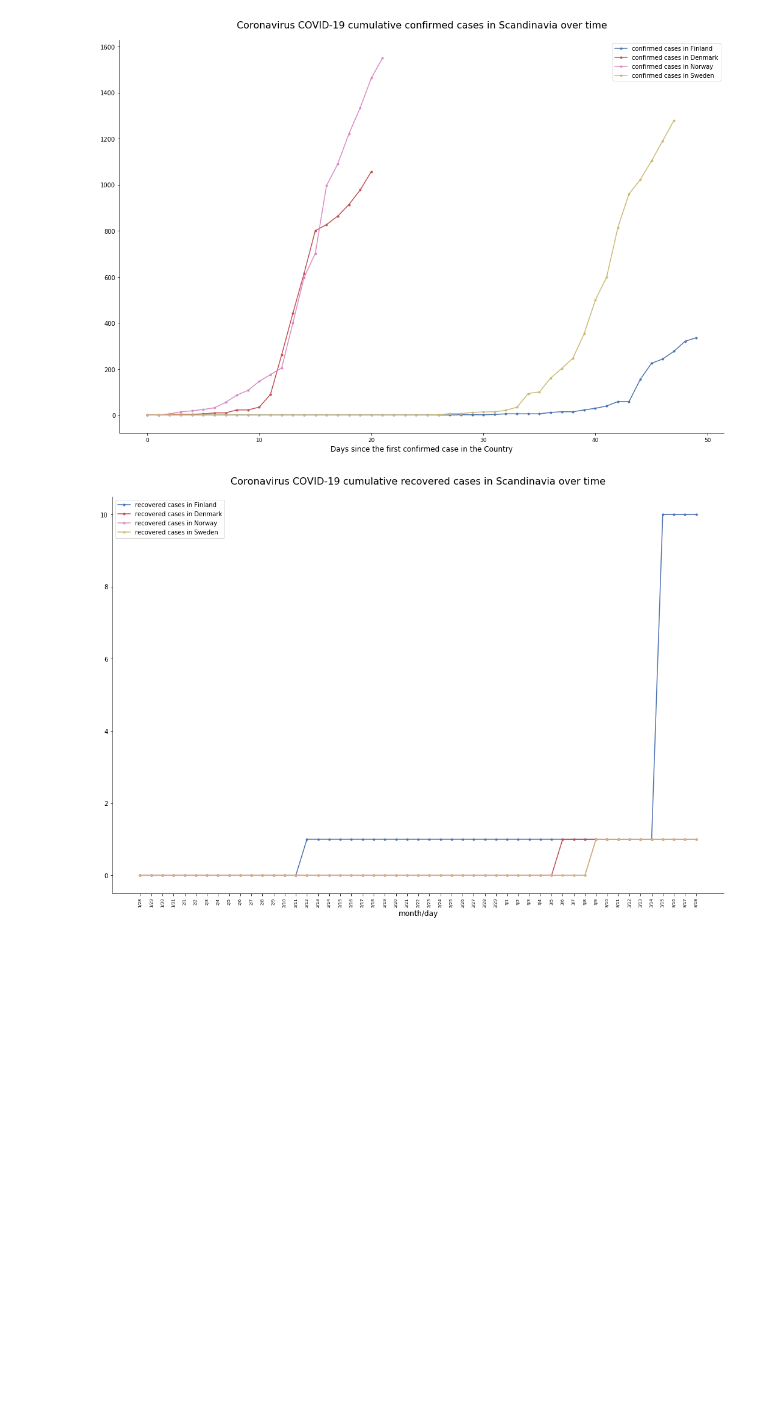
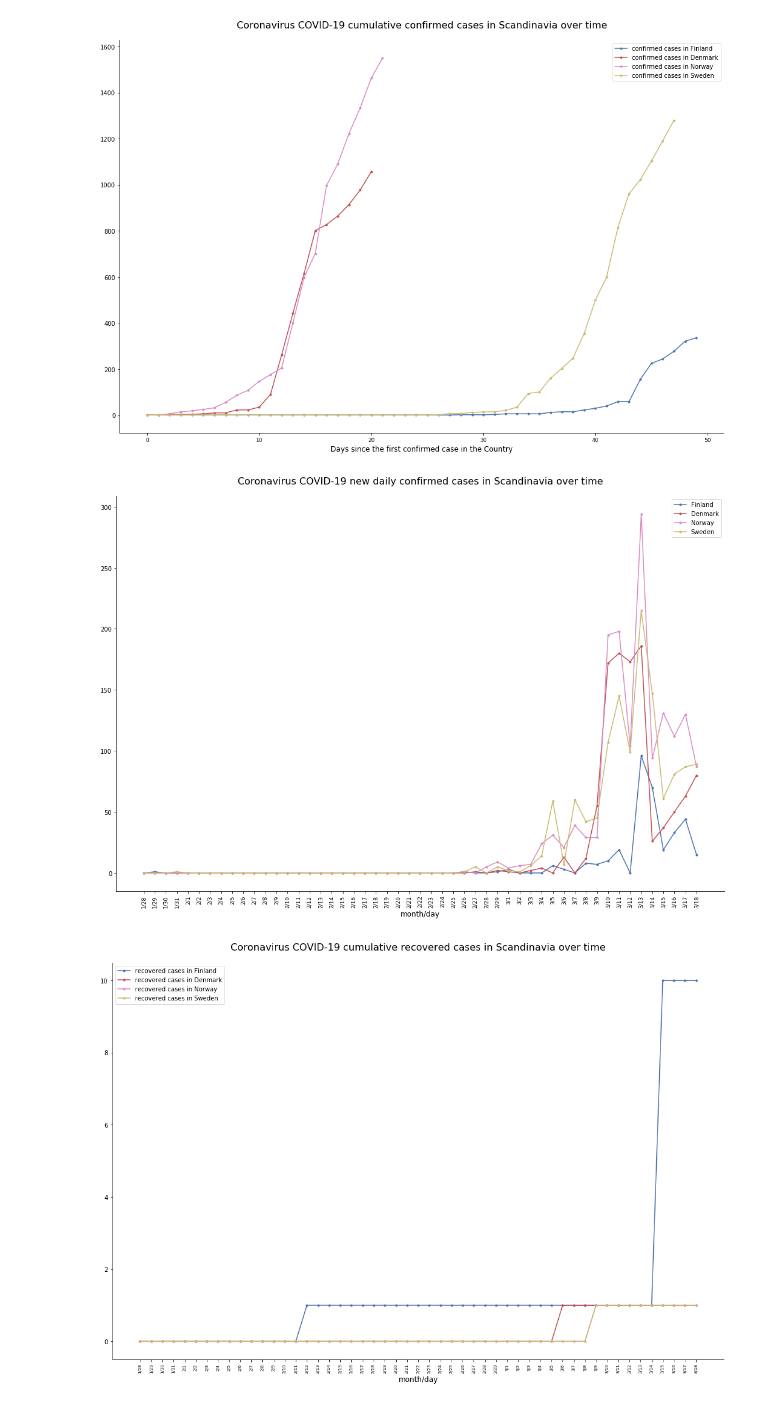
Before and after one commit to BerniHacker/Coronavirus, a Jupyter notebook: Coronavirus_Finland.ipynb, the cells around one changed output. Drawn from its saved outputs; the diff is of its cells as text; code cells hidden in the pictures; blank space fills up the shorter version.

Commit message:
daily cases in Scandinavia plot added

```diff
--- a/Coronavirus_Finland.ipynb
+++ b/Coronavirus_Finland.ipynb
@@ -314,9 +314,15 @@ Those directory shall be located under the directory containing this notebook.
 # %%
 # Loading the data files into pandas dataframes
 # Loading the world time series
-world_confirmed = pd.read_csv('JHU_COVID-19/COVID-19/csse_covid_19_data/csse_covid_19_time_series/time_series_19-covid-Confirmed.csv')
-world_recovered = pd.read_csv('JHU_COVID-19/COVID-19/csse_covid_19_data/csse_covid_19_time_series/time_series_19-covid-Recovered.csv')
-world_deceased = pd.read_csv('JHU_COVID-19/COVID-19/csse_covid_19_data/csse_covid_19_time_series/time_series_19-covid-Deaths.csv')
+world_confirmed = pd.read_csv('JHU_COVID-19/COVID-19/csse_covid_19_data/'
+                              'csse_covid_19_time_series/'
+                              'time_series_19-covid-Confirmed.csv')
+world_recovered = pd.read_csv('JHU_COVID-19/COVID-19/csse_covid_19_data/'
+                              'csse_covid_19_time_series/'
+                              'time_series_19-covid-Recovered.csv')
+world_deceased = pd.read_csv('JHU_COVID-19/COVID-19/csse_covid_19_data/'
+                             'csse_covid_19_time_series/'
+                             'time_series_19-covid-Deaths.csv')
 # %%
 # Uploading the latest daily report
 last_day = find_last_day()  # calling the function last_day
@@ -936,6 +959,23 @@ cust_line_plot((list(range(len(finland_conf_pos))), finland_conf_pos, ".", 0, "c
                legend=True)
 # %% [output]
 [figure]
+# %%
+# Comparing new daily confirmed Coronavirus cases in Scandinavia
+cust_line_plot((days_fin, finland_conf_incr_6, ".", 0, "Finland"),
+               (days_fin, denmark_conf_incr_6, ".", 3, "Denmark"),
+               (days_fin, norway_conf_incr_6, ".", 6, "Norway"),
+               (days_fin, sweden_conf_incr_6, ".", 8, "Sweden"),
+               figsize_w=18, figsize_h=12,
+               title="Coronavirus COVID-19 new daily confirmed cases "\
+                     "in Scandinavia over time",
+               title_fs=16, title_offset=20,
+               rem_borders=True,
+               x_label="month/day", xlabel_fs=12,
+               xvalues_fs=9,rot=90,
+               y_label=None, ylabel_fs=12,
+               legend=True)
+# %% [output]
+[figure, added]
 # %%
 # Comparing cumulative recovered cases over time in Scandinavia
 cust_line_plot((days_fin, finland_recov_6, ".", 0, "recovered cases in Finland"),
```
Also changed, not shown: parts of 16 cells of this notebook, 1 other file.
